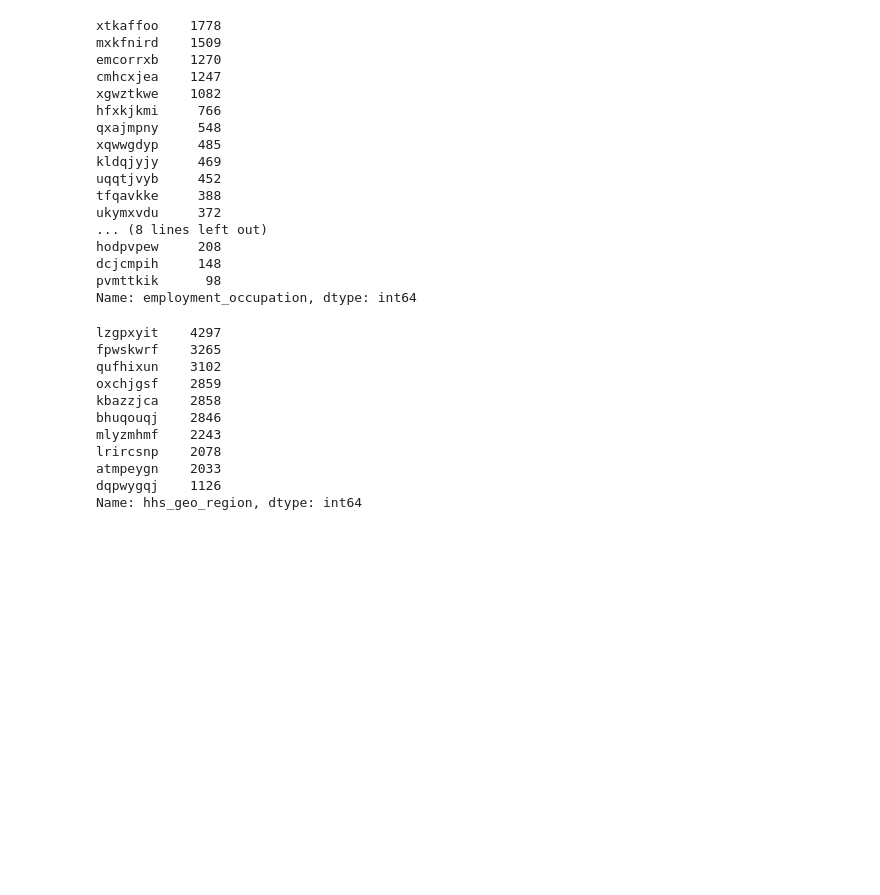
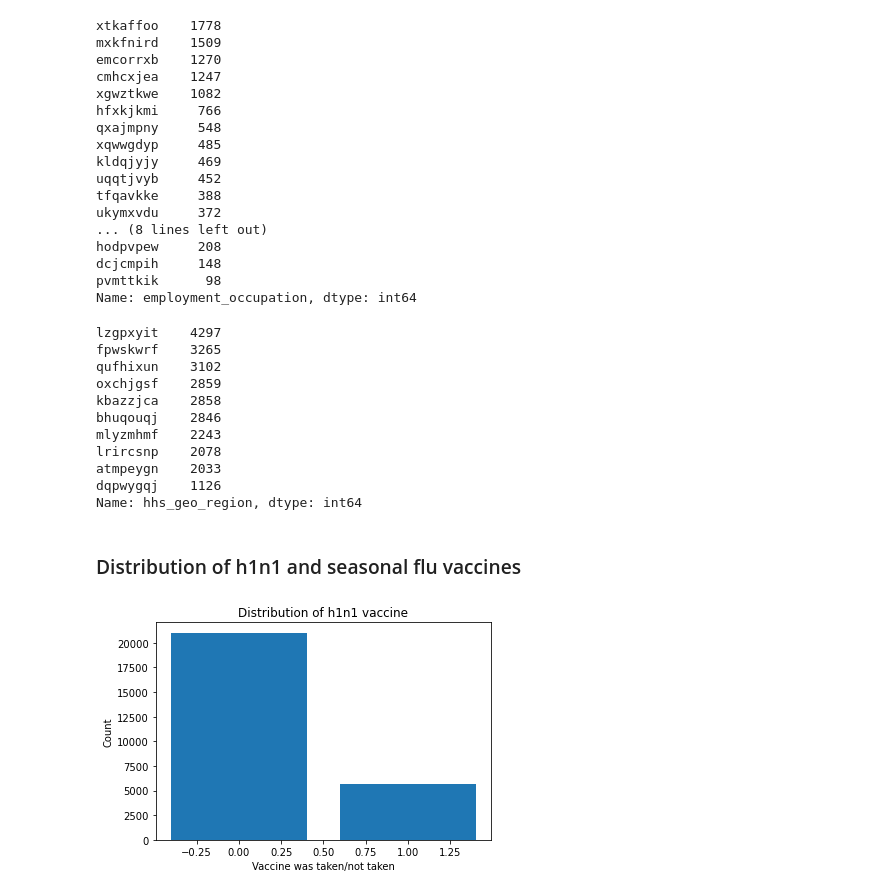
Before and after one commit to prithviraj-maurya/Flu-Shot-Learning-ML, a Jupyter notebook: Project-flu-vaccine-eda.ipynb, the cells around one changed output. Cells and saved outputs as stored; diff of their text form; code cells hidden in the pictures; blank space fills up the shorter version.

```diff
--- a/Project-flu-vaccine-eda.ipynb
+++ b/Project-flu-vaccine-eda.ipynb
@@ -14,6 +14,9 @@ import seaborn as sns
 test_set_features_df = pd.read_csv('test_set_features.csv')
 train_set_features_df = pd.read_csv('training_set_features.csv')
 train_set_labels_df = pd.read_csv('training_set_labels.csv')
+
+# Join labels and features
+train_set_features_df = train_set_features_df.join(train_set_labels_df.set_index('respondent_id'), on='respondent_id')
 # %% [markdown]
 ### Read Data
 # %%
@@ -156,7 +159,7 @@ train_set_features_df.h1n1_concern.value_counts()
 0.0     3296
 Name: h1n1_concern, dtype: int64
 # %%
-def plot_bar(x, y, title, xlabel, ylabel):
+def plot_bar(x, y, title='', xlabel='', ylabel=''):
     plt.title(title)
     plt.xlabel(xlabel)
     plt.ylabel(ylabel)
@@ -507,3 +530,17 @@ lrircsnp    2078
 atmpeygn    2033
 dqpwygqj    1126
 Name: hhs_geo_region, dtype: int64
+# %% [markdown]
+### Distribution of h1n1 and seasonal flu vaccines
+# %%
+# train_set_features_df.h1n1_vaccine = train_set_features_df.h1n1_vaccine.map(lambda x: 'taken' if x==1 else 'not taken')
+vaccine_counts = train_set_features_df.h1n1_vaccine.value_counts()
+plot_bar(
+    vaccine_counts.index,
+    vaccine_counts.values,
+    "Distribution of h1n1 vaccine",
+    "Vaccine was taken/not taken",
+    "Count"
+)
+# %% [output]
+[figure, added]
```
Also changed, not shown: parts of 11 cells of this notebook, 3 other files.
